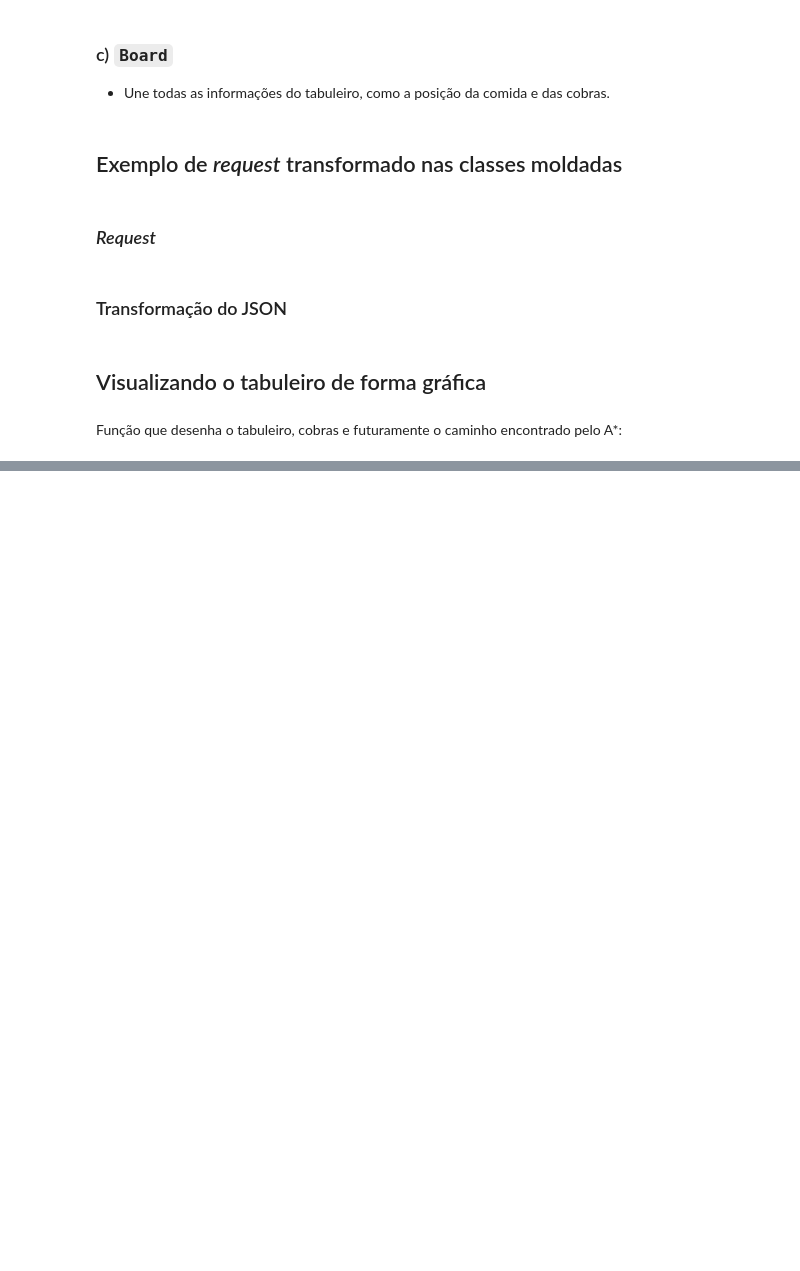
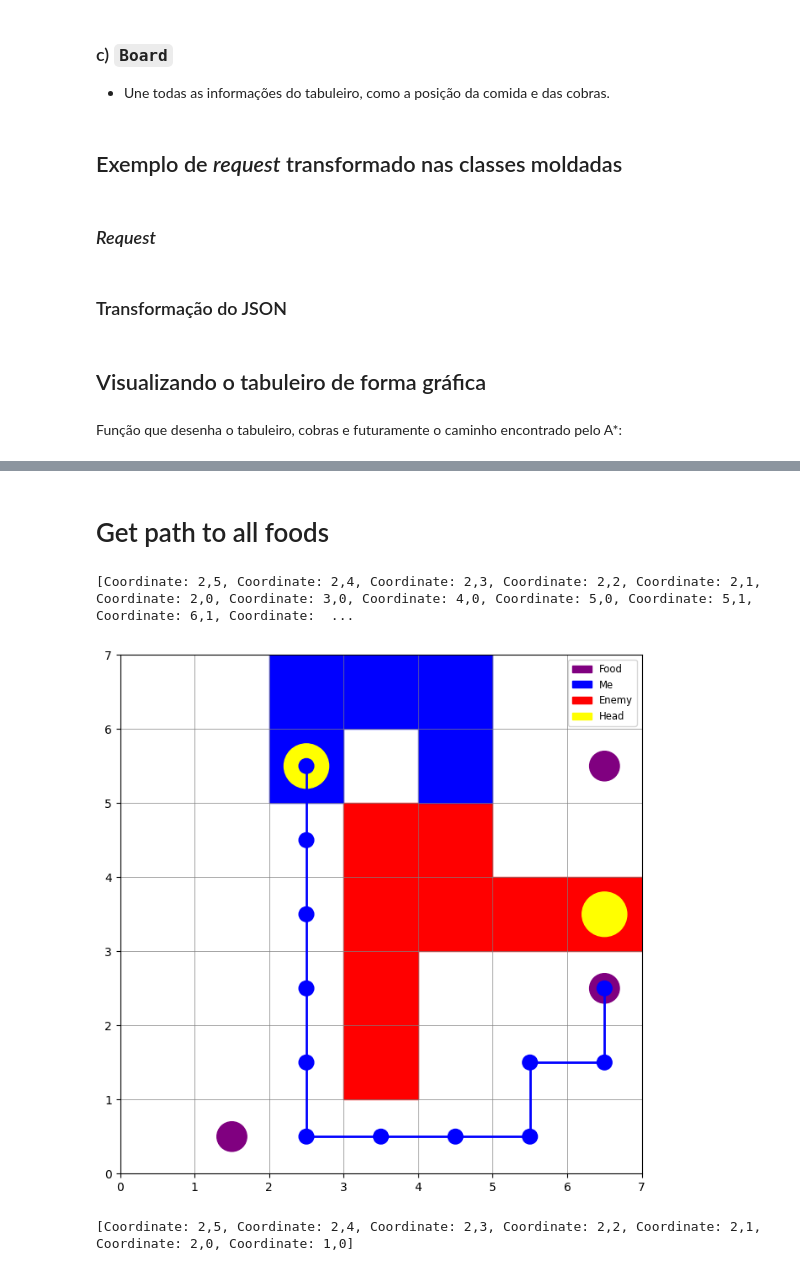
Before and after one commit to VgsStudio/ecm502_battlesnake_ia, a Jupyter notebook: notebook/ecm502_battlesnake_ia.ipynb, the cells around one changed output, grey strips where cells are left out. Cells and saved outputs as stored; diff of their text form; code cells hidden in the pictures; blank space fills up the shorter version.

```diff
--- a/notebook/ecm502_battlesnake_ia.ipynb
+++ b/notebook/ecm502_battlesnake_ia.ipynb
@@ -595,29 +571,0 @@ def draw_board(board: Board, me: Battlesnake):
-# %%
-def draw_path(board: Board, path: List[Coordinate], me: Battlesnake):
-    fig, ax = plt.subplots(figsize=(8, 8))
-    ax.set_xlim(0, board.width)
-    ax.set_ylim(0, board.height)
-    ax.set_xticks(np.arange(0, board.width + 1, 1))
-    ax.set_yticks(np.arange(0, board.height + 1, 1))
-    ax.grid(which='both', color='gray', linestyle='-', linewidth=0.5)
-
-    for food in board.food:
-        ax.add_patch(plt.Circle((food.x + 0.5, food.y + 0.5), 0.2, color='red'))
-
-    for snake in board.snakes:
-        if snake.snake_id == me.snake_id:
-            color = 'blue'
-        else:
-            color = snake.color
-        for body in snake.body:
-            ax.add_patch(plt.Rectangle((body.x, body.y), 1, 1, color=color))
-            if body == snake.head:
-                ax.add_patch(plt.Circle((body.x + 0.5, body.y + 0.5), 0.3, color='yellow'))
-
-    for coordinate in path:
-        ax.add_patch(plt.Circle((coordinate.x + 0.5, coordinate.y + 0.5), 0.1, color='blue'))
-        if coordinate != path[-1]:
-            next_coordinate = path[path.index(coordinate) + 1]
-            ax.plot([coordinate.x + 0.5, next_coordinate.x + 0.5], [coordinate.y + 0.5, next_coordinate.y + 0.5], color='blue', linewidth=2)
-
-    plt.show()
@@ -744,3 +571,0 @@ request = {
-# %%
-board = Board.from_json(request["board"])
-me = Battlesnake.from_json(request["you"])
@@ -753,0 +572,12 @@ Path: [Coordinate: 7,5, Coordinate: 7,4, Coordinate: 6,4, Coordinate: 5,4, Coord
+# %% [markdown]
+# Get path to all foods
+# %%
+paths = board.get_path_to_all_foods(me)
+
+for path in paths:
+    print(path)
+    draw_path(board, path, me)
+# %% [output]
+[Coordinate: 2,5, Coordinate: 2,4, Coordinate: 2,3, Coordinate: 2,2, Coordinate: 2,1, Coordinate: 2,0, Coordinate: 3,0, Coordinate: 4,0, Coordinate: 5,0, Coordinate: 5,1, Coordinate: 6,1, Coordinate:  ...
+[figure, added]
+[Coordinate: 2,5, Coordinate: 2,4, Coordinate: 2,3, Coordinate: 2,2, Coordinate: 2,1, Coordinate: 2,0, Coordinate: 1,0]
```
Also changed, not shown: parts of 12 cells of this notebook.
